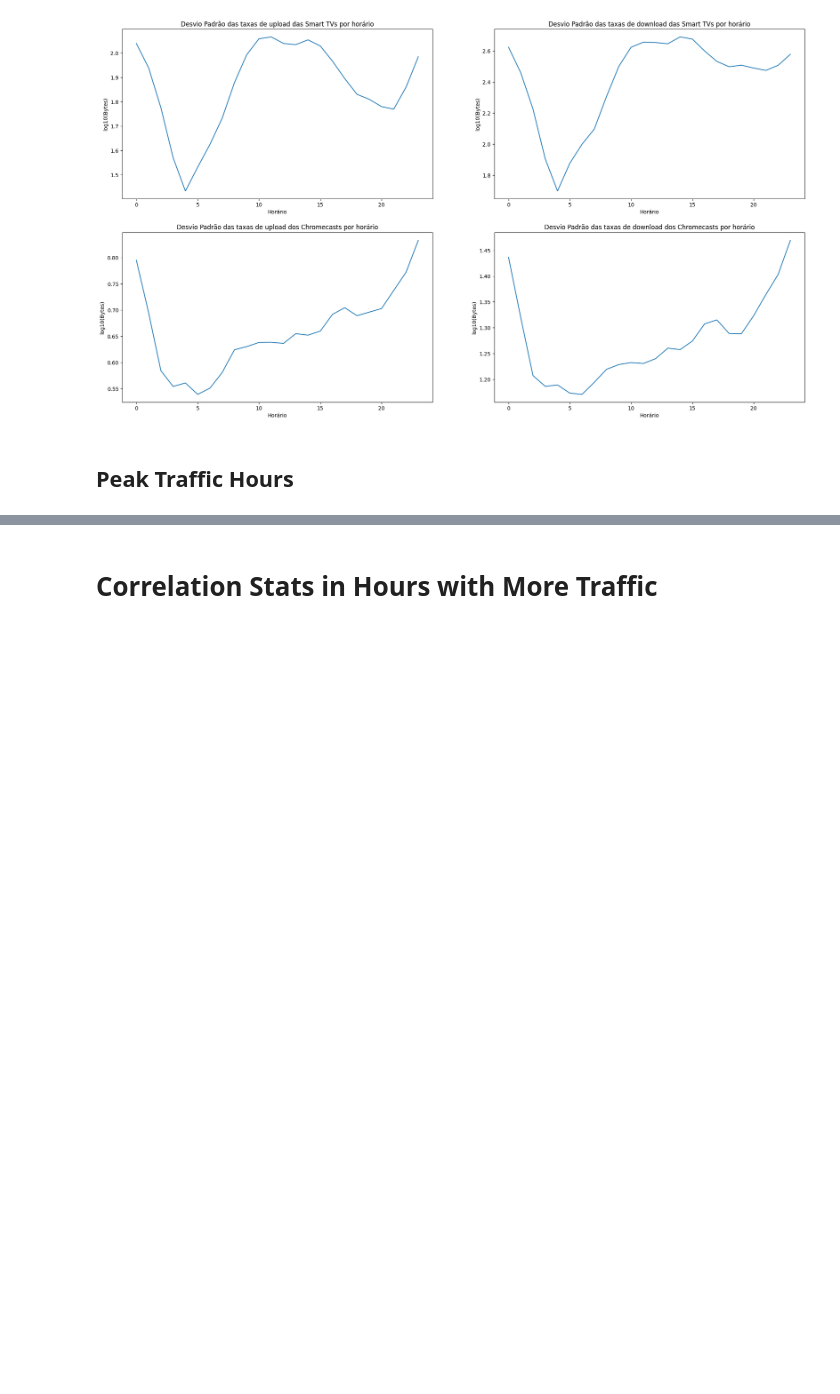
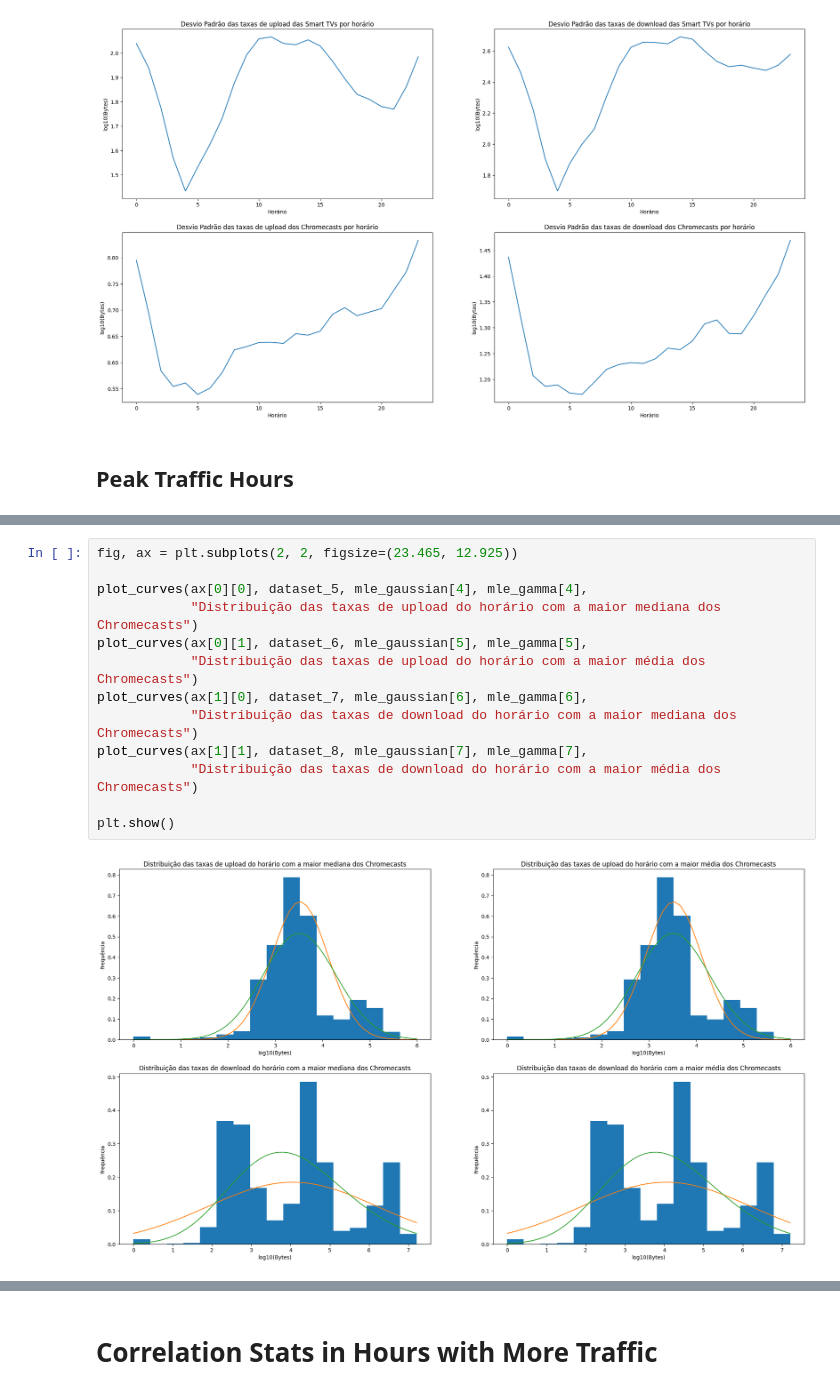
Before and after one commit to lucas-inocencio/Probability-and-Statistics, a Jupyter notebook: src/smart-tv-chromecast-tax-analysis.ipynb, the cells around one changed output, grey strips where cells are left out. Cells and saved outputs as stored; diff of their text form; blank space fills up the shorter version.

```diff
--- a/src/smart-tv-chromecast-tax-analysis.ipynb
+++ b/src/smart-tv-chromecast-tax-analysis.ipynb
@@ -417,0 +522,15 @@ IndexError: index 2 is out of bounds for axis 0 with size 2
+# %%
+fig, ax = plt.subplots(2, 2, figsize=(23.465, 12.925))
+
+plot_curves(ax[0][0], dataset_5, mle_gaussian[4], mle_gamma[4],
+            "Distribuição das taxas de upload do horário com a maior mediana dos Chromecasts")
+plot_curves(ax[0][1], dataset_6, mle_gaussian[5], mle_gamma[5],
+            "Distribuição das taxas de upload do horário com a maior média dos Chromecasts")
+plot_curves(ax[1][0], dataset_7, mle_gaussian[6], mle_gamma[6],
+            "Distribuição das taxas de download do horário com a maior mediana dos Chromecasts")
+plot_curves(ax[1][1], dataset_8, mle_gaussian[7], mle_gamma[7],
+            "Distribuição das taxas de download do horário com a maior média dos Chromecasts")
+
+plt.show()
+# %% [output]
+[figure, added]
```
Also changed, not shown: parts of 15 cells of this notebook, 1 other file.
